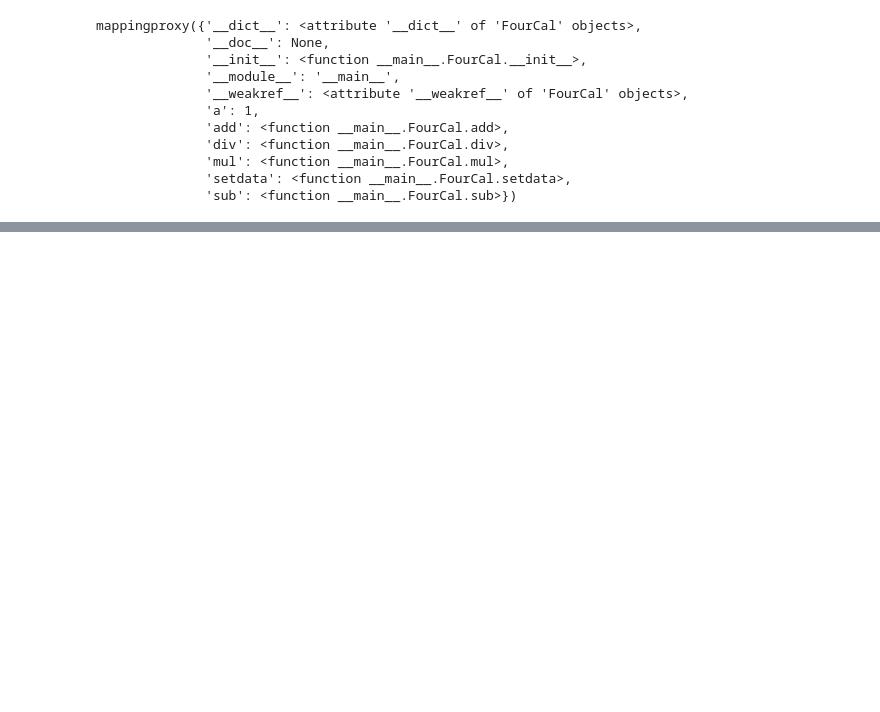
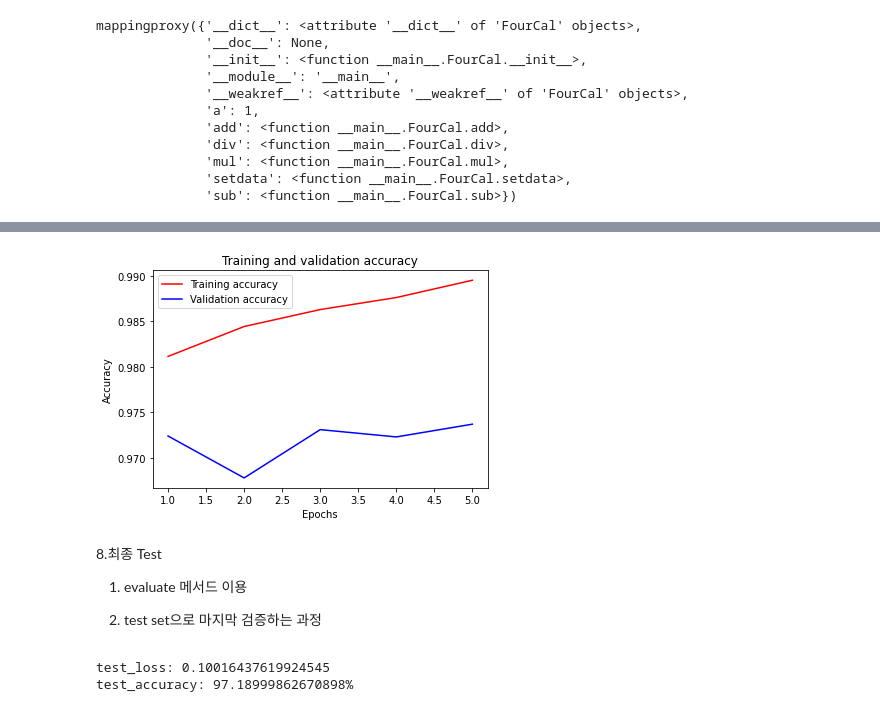
Before and after one commit to jinwoongokRe/AI_basic_study, a Jupyter notebook: practice6_1.ipynb, the cells around one changed output, grey strips where cells are left out. Cells and saved outputs as stored; diff of their text form; code cells hidden in the pictures; blank space fills up the shorter version.

```diff
--- a/practice6_1.ipynb
+++ b/practice6_1.ipynb
@@ -198,0 +222,20 @@ Epoch 5/5
+# %%
+acc= history.history['accuracy']
+val_acc = history.history['val_accuracy']
+
+plt.plot(epochs, acc, 'r', label='Training accuracy')
+plt.plot(epochs, val_acc,'b', label='Validation accuracy')
+plt.title('Training and validation accuracy')
+plt.xlabel('Epochs')
+plt.ylabel('Accuracy')
+plt.legend()
+
+plt.show()
+# %% [output]
+[figure, added]
+# %% [markdown]
+8.최종 Test
+
+1) evaluate 메서드 이용
+
+0) test set으로 마지막 검증하는 과정
@@ -198,0 +244,6 @@ Epoch 5/5
+# %%
+print('test_loss: '+ str(loss_and_metrics[0]))
+print('test_accuracy: ' + str(loss_and_metrics[1]*100) + '%')
+# %% [output]
+test_loss: 0.10016437619924545
+test_accuracy: 97.18999862670898%
```
Also changed, not shown: parts of 13 cells of this notebook.
